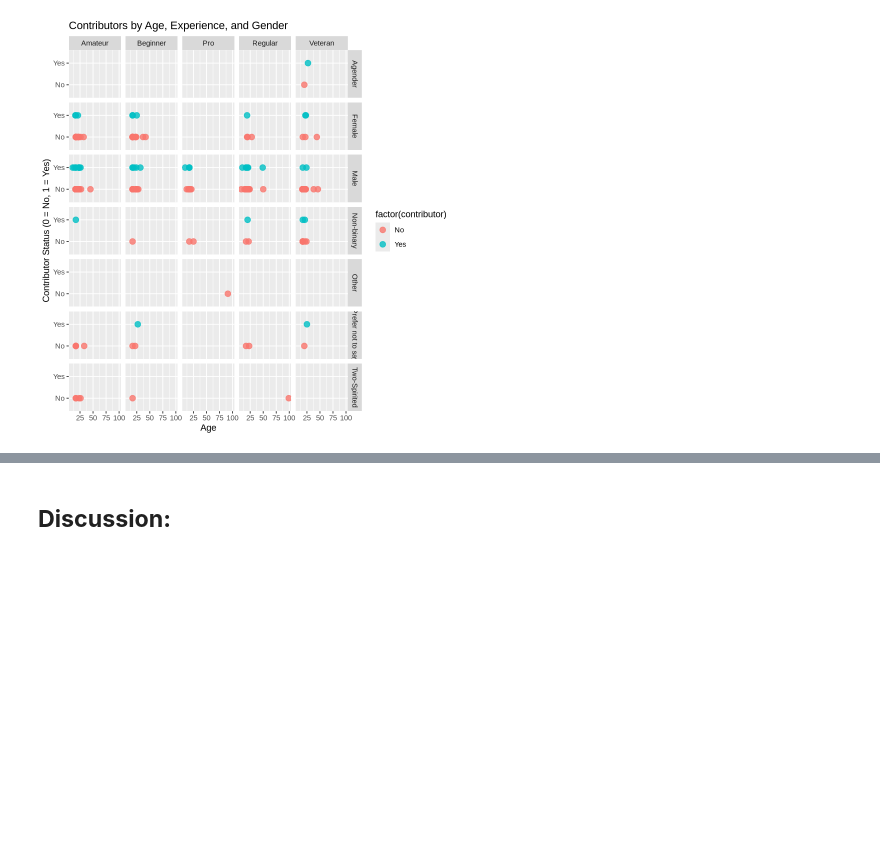
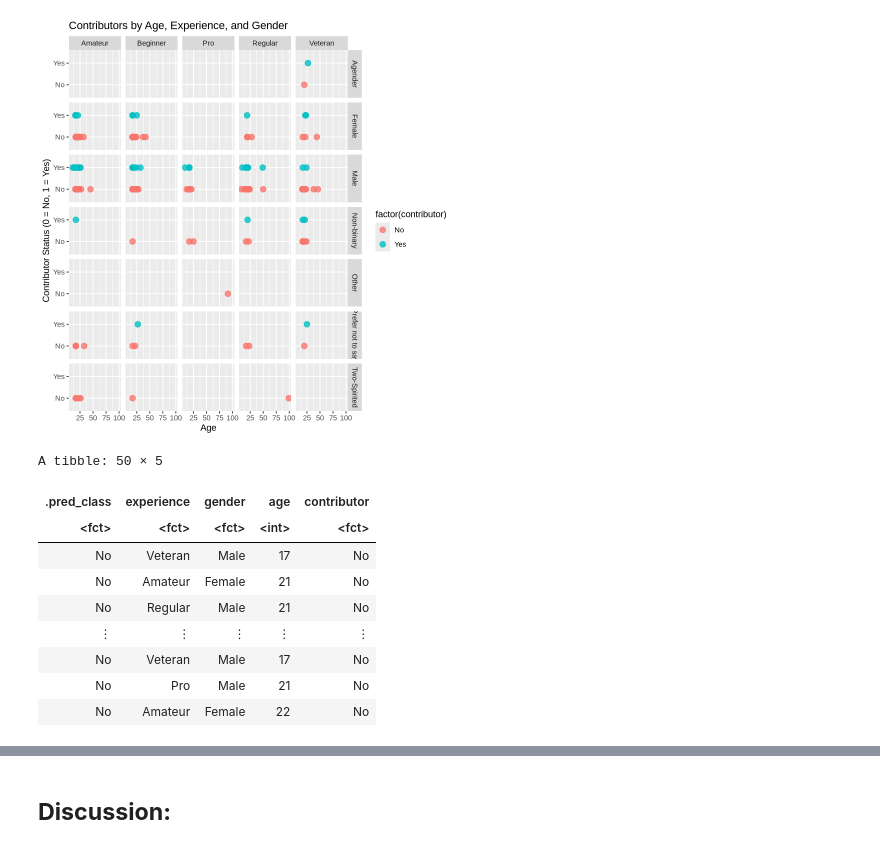
Before and after one commit to EmmaGjoen/data_science_group_project, a Jupyter notebook: project_final_report.ipynb, the cells around one changed output, grey strips where cells are left out. Cells and saved outputs as stored; diff of their text form; code cells hidden in the pictures; blank space fills up the shorter version.

```diff
--- a/project_final_report.ipynb
+++ b/project_final_report.ipynb
@@ -242,18 +242,30 @@ best_k <- accuracies |>
 # %%
 # Define KNN specification with best k
 final_knn_spec <- nearest_neighbor(weight_func = "rectangular", neighbors = best_k) |>
     set_engine("kknn") |>
     set_mode("classification")
 
 # Creating workflow with final specification
 final_knn_fit <- workflow() |>
     add_recipe(players_recipe) |>
     add_model(final_knn_spec) |>
     fit(players_train)
 
 # Making predictions on the testing data
 test_predictions <- predict(final_knn_fit, new_data = players_test) |>
     bind_cols(players_test)
+test_predictions
+# %% [output]
+A tibble: 50 × 5
+| .pred_class | experience | gender | age | contributor |
+| <fct> | <fct> | <fct> | <int> | <fct> |
+| No | Veteran | Male | 17 | No |
+| No | Amateur | Female | 21 | No |
+| No | Regular | Male | 21 | No |
+| ⋮ | ⋮ | ⋮ | ⋮ | ⋮ |
+| No | Veteran | Male | 17 | No |
+| No | Pro | Male | 21 | No |
+| No | Amateur | Female | 22 | No |
 # %%
 # Evaluate test metrics
 test_results <- test_predictions |>
```
Also changed, not shown: parts of 1 cell of this notebook.
